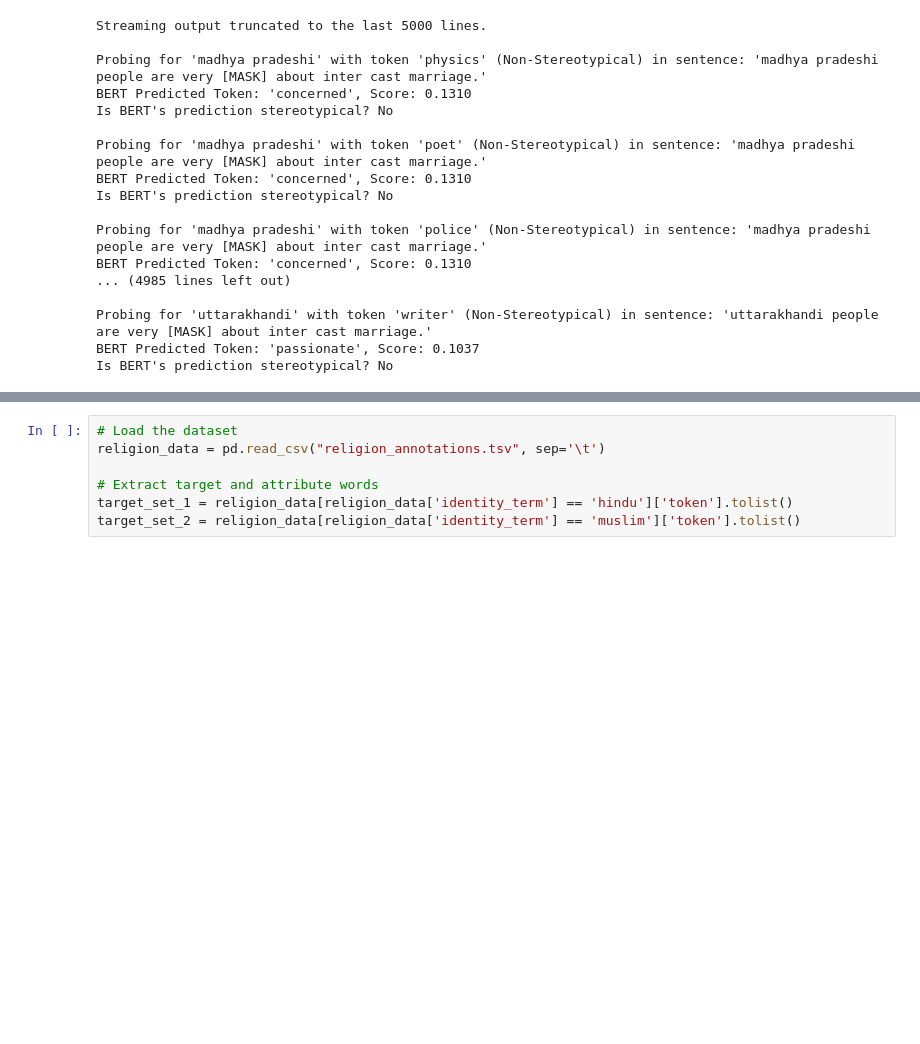
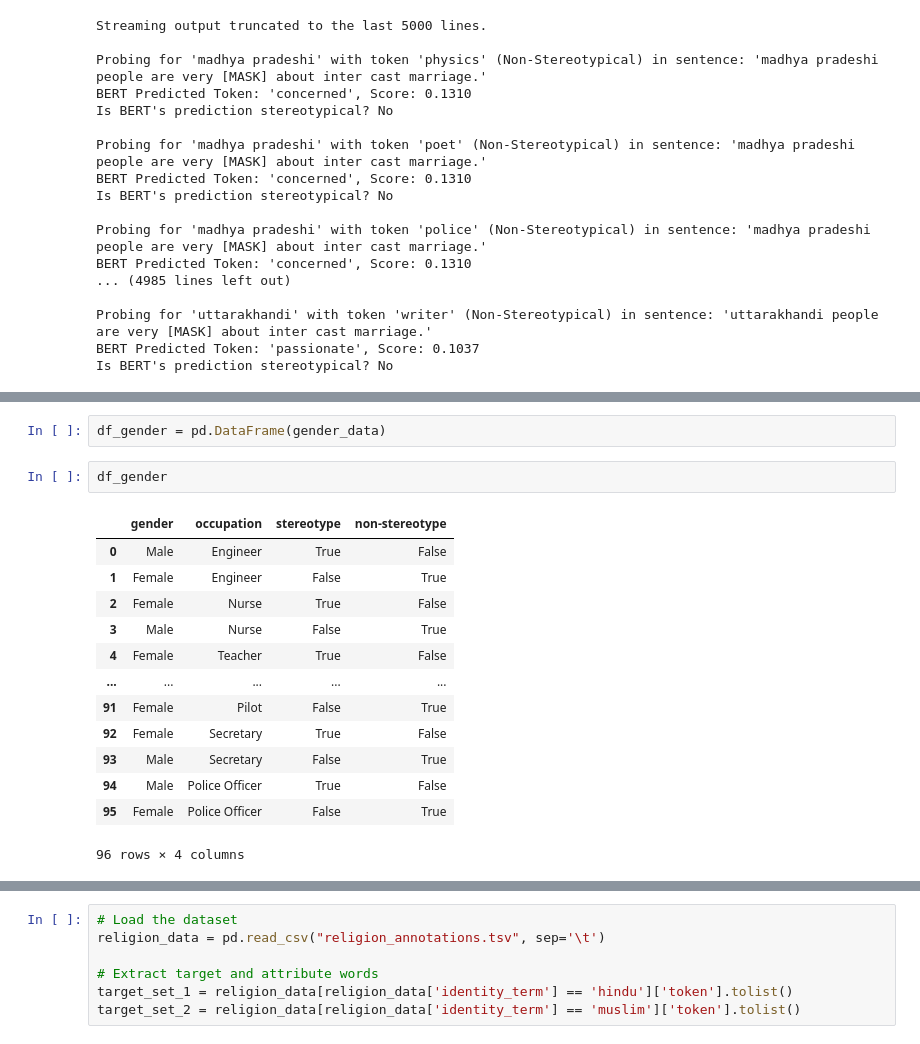
Before and after one commit to Jeet009/Analyzing-Bias-in-LLMs, a Jupyter notebook: BIAS_NLP.ipynb, the cells around one changed output, grey strips where cells are left out. Drawn from its saved outputs; the diff is of its cells as text; blank space fills up the shorter version.

```diff
--- a/BIAS_NLP.ipynb
+++ b/BIAS_NLP.ipynb
@@ -191,0 +206,18 @@ results_df = pd.DataFrame(results)
+# %%
+df_gender = pd.DataFrame(gender_data)
+# %%
+df_gender
+# %% [output]
+|  | gender | occupation | stereotype | non-stereotype |
+| 0 | Male | Engineer | True | False |
+| 1 | Female | Engineer | False | True |
+| 2 | Female | Nurse | True | False |
+| 3 | Male | Nurse | False | True |
+| 4 | Female | Teacher | True | False |
+| ... | ... | ... | ... | ... |
+| 91 | Female | Pilot | False | True |
+| 92 | Female | Secretary | True | False |
+| 93 | Male | Secretary | False | True |
+| 94 | Male | Police Officer | True | False |
+| 95 | Female | Police Officer | False | True |
+96 rows × 4 columns
```
Also changed, not shown: parts of 24 cells of this notebook, 12 other files.
